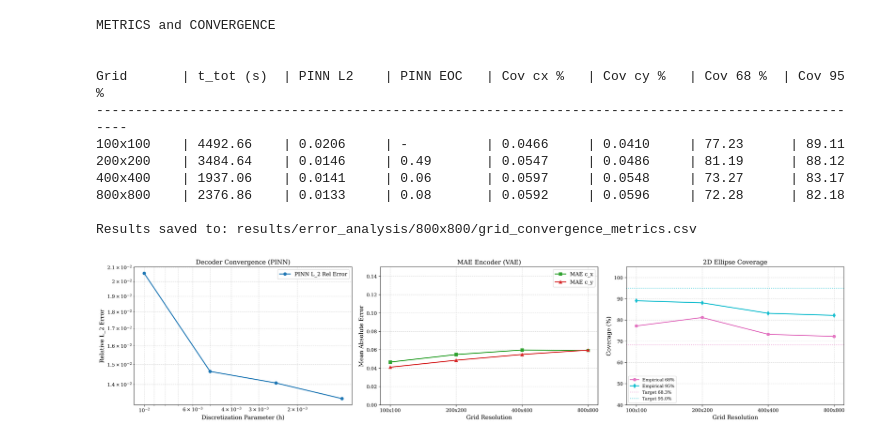
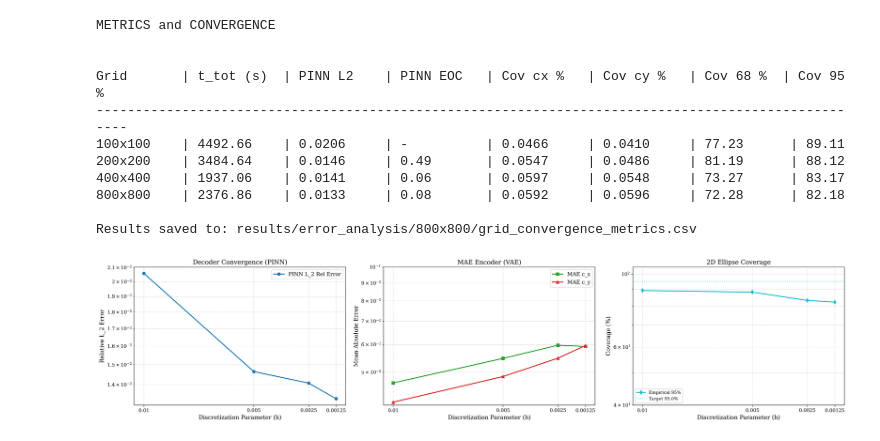
Before and after one commit to simonesartorii/uq-vae-eikonal, a Jupyter notebook: notebooks/02_error_analysis/01_train_full_pipeline.ipynb, the cells around one changed output. Saved outputs shown, nothing was run; the diff lists cells and outputs as text; code cells hidden in the pictures.

Commit message:
Modified some plots for the report

```diff
--- a/notebooks/02_error_analysis/01_train_full_pipeline.ipynb
+++ b/notebooks/02_error_analysis/01_train_full_pipeline.ipynb
@@ -276,7 +275,8 @@ print("\n\nMETRICS and CONVERGENCE\n\n")
 
 results = []
 for N in resolutions:
-    metrics_file = os.path.join('models', 'error_analysis', f"{N}x{N}", "metrics.json")
+    grid_name = f"{N}x{N}"
+    metrics_file = os.path.join('models', 'error_analysis', grid_name, "metrics.json")
     with open(metrics_file, 'r') as f:
         results.append(json.load(f))
 for i in range(len(results)):
@@ -366,52 +366,53 @@ h_vals = np.array([1/int(g.split('x')[0]) for g in grids_plot])
 pinn_l2_rel = np.array([r['errors'].get('pinn_l2_rel', 0) for r in results])
 enc_mae_cx = np.array([r['errors'].get('enc_mae_cx', 0) for r in results])
 enc_mae_cy = np.array([r['errors'].get('enc_mae_cy', 0) for r in results])
-enc_cov_68 = np.array([r['errors'].get('enc_cov_68', 0) for r in results])
 enc_cov_95 = np.array([r['errors'].get('enc_cov_95', 0) for r in results])
 
 fig, axes = plt.subplots(1, 3, figsize=(22, 5))
 
 # Plot 1: PINN Error
-axes[0].loglog(h_vals, pinn_l2_rel, 'o-', color='#1f77b4', linewidth=2, markersize=6, label='PINN L_2 Rel Error')
+axes[0].semilogy(h_vals, pinn_l2_rel, 'o-', color='#1f77b4', linewidth=2, markersize=6, label='PINN L_2 Rel Error')
 axes[0].set_title("Decoder Convergence (PINN)")
 axes[0].set_xlabel("Discretization Parameter (h)")
 axes[0].set_ylabel("Relative L_2 Error")
 axes[0].grid(True, which="both", ls="--", alpha=0.5)
+axes[0].set_xticks(h_vals)
+axes[0].set_xticklabels(h_vals)
 axes[0].invert_xaxis()
 axes[0].legend(frameon=True)
 
 # Plot 2: Encoder MAE
 x_indexes = np.arange(len(grids_plot))
-axes[1].plot(x_indexes, enc_mae_cx, 's-', color='#2ca02c', linewidth=2, markersize=6, label='MAE c_x')
-axes[1].plot(x_indexes, enc_mae_cy, '^-', color='#d62728', linewidth=2, markersize=6, label='MAE c_y')
+axes[1].semilogy(h_vals, enc_mae_cx, 's-', color='#2ca02c', linewidth=2, markersize=6, label='MAE c_x')
+axes[1].semilogy(h_vals, enc_mae_cy, '^-', color='#d62728', linewidth=2, markersize=6, label='MAE c_y')
 axes[1].set_title("MAE Encoder (VAE)")
-axes[1].set_xlabel("Grid Resolution")
+axes[1].set_xlabel("Discretization Parameter (h)")
 axes[1].set_ylabel("Mean Absolute Error")
-axes[1].set_xticks(x_indexes)
-axes[1].set_xticklabels(grids_plot)
-axes[1].set_ylim(0, 0.15)
-axes[1].grid(True, ls="--", alpha=0.5)
+axes[1].set_xticks(h_vals)
+axes[1].set_xticklabels(h_vals)
+axes[1].set_ylim(0, 0.10)
+axes[1].grid(True, which="both", ls="--", alpha=0.5)
+axes[1].invert_xaxis()
 axes[1].legend(frameon=True)
 
 # Plot 3: Encoder Coverage
-axes[2].plot(x_indexes, enc_cov_68, 'o-', color='#e377c2', linewidth=2, markersize=6, label='Empirical 68%')
-axes[2].plot(x_indexes, enc_cov_95, 'd-', color='#17becf', linewidth=2, markersize=6, label='Empirical 95%')
-axes[2].axhline(68.27, color='#e377c2', linestyle=':', alpha=0.7, label='Target 68.3%')
+axes[2].semilogy(h_vals, enc_cov_95, 'd-', color='#17becf', linewidth=2, markersize=6, label='Empirical 95%')
 axes[2].axhline(95.00, color='#17becf', linestyle=':', alpha=0.7, label='Target 95.0%')
 axes[2].set_title("2D Ellipse Coverage")
-axes[2].set_xlabel("Grid Resolution")
+axes[2].set_xlabel("Discretization Parameter (h)")
 axes[2].set_ylabel("Coverage (%)")
-axes[2].set_xticks(x_indexes)
-axes[2].set_xticklabels(grids_plot)
+axes[2].set_xticks(h_vals)
+axes[2].set_xticklabels(h_vals)
 axes[2].set_ylim(40, 105)
-axes[2].grid(True, ls="--", alpha=0.5)
+axes[2].grid(True, which="both", ls="--", alpha=0.5)
+axes[2].invert_xaxis()
 axes[2].legend(frameon=True, loc='lower left', fontsize=9)
 
 plt.tight_layout()
 plots_dir = os.path.join(result_dir, 'plots')
 os.makedirs(plots_dir, exist_ok=True)
-save_path = os.path.join(plots_dir, "uq_vae_convergence_summary.png")
+save_path = os.path.join(plots_dir, "uq_vae_convergence_summary.pdf")
 plt.savefig(save_path)
 plt.show()
 # %% [output]
-[figure, old version]
+[figure, new version]
```
Also changed, not shown: parts of 1 cell of this notebook, 14 other files.
